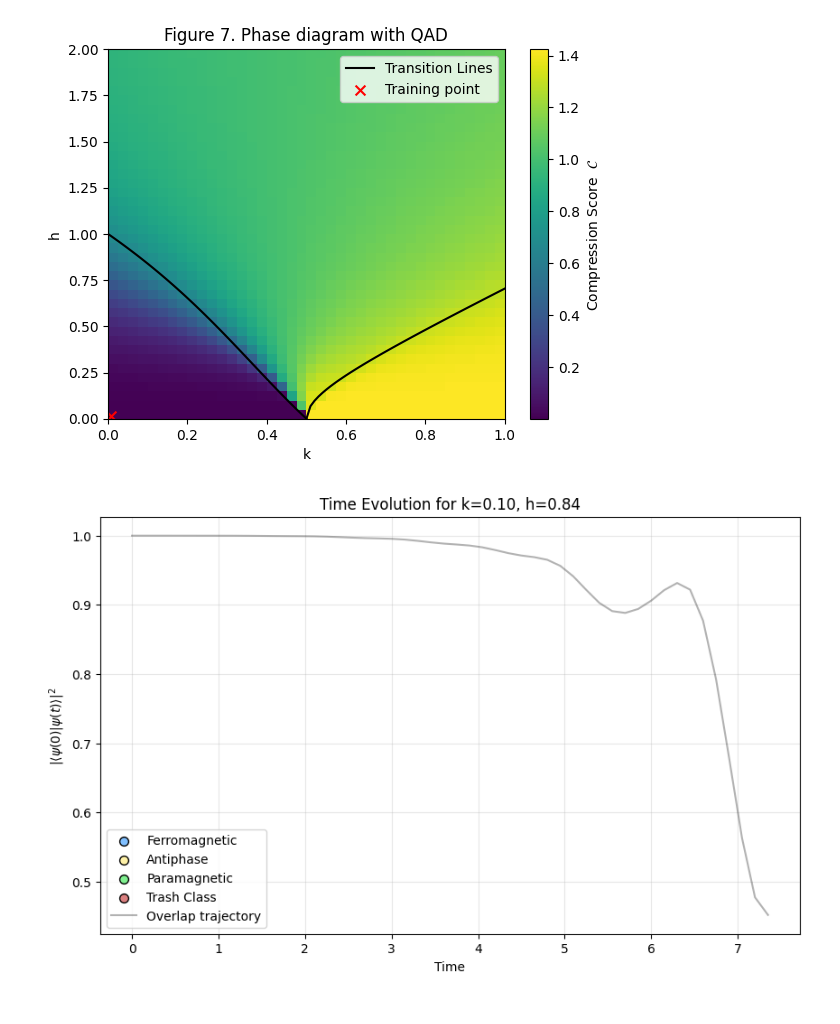
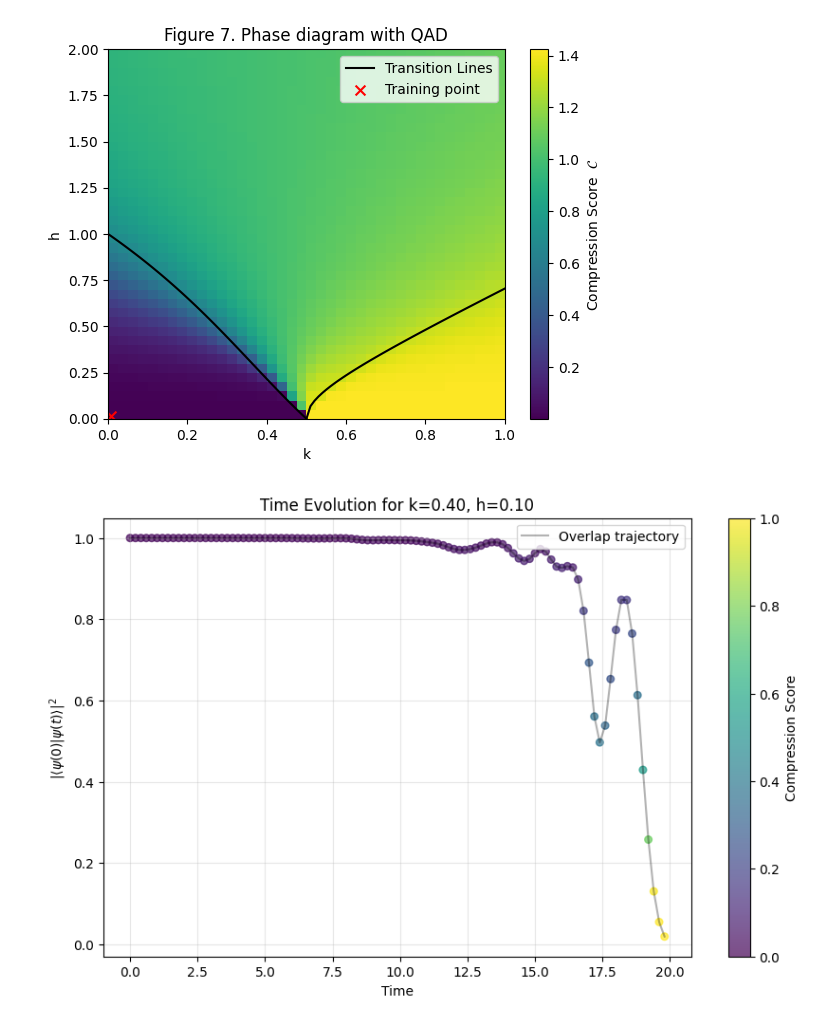
Before and after one commit to alexsockz/ANNNI-model-quantum-computing, a Jupyter notebook: src/Classif_Time_Evol.ipynb, the cells around one changed output. Drawn from its saved outputs; the diff is of its cells as text; code cells hidden in the pictures.

Commit message:
add unsupervised graphs

```diff
--- a/src/Classif_Time_Evol.ipynb
+++ b/src/Classif_Time_Evol.ipynb
@@ -682,7 +682,7 @@ def evolve_and_classify_QAD(initial_state=None, k=None, h=None, num_time_steps=5
     # Track overlap and classification
     times = np.arange(0, num_time_steps * deltaT, deltaT)
     overlaps = []
-    classifications = []
+    compression_scores = []
 
 
     pbar= tqdm.tqdm(total=num_time_steps,desc="Time progress")
@@ -692,55 +692,57 @@ def evolve_and_classify_QAD(initial_state=None, k=None, h=None, num_time_steps=5
         overlap = np.abs(np.dot(np.conj(initial_state), evolved_state))**2
         overlaps.append(overlap)
 
-        # Classify
-        # Evaluate the compression score for each state in the phase diagram
-        # compressions = vectorized_anomaly_circuit(trained_anomaly_params, psis.reshape(-1, 2**num_qubits))
-        compressions = vectorized_anomaly_circuit(trained_anomaly_params, evolved_state.reshape(1, -1))
-        compressions = jnp.mean(1 - jnp.array(compressions), axis = 0)
+        # Evaluate the compression score
+        comp = vectorized_anomaly_circuit(trained_anomaly_params, evolved_state.reshape(1, -1))
+        compression_scores.append(jnp.mean(1 - jnp.array(comp), axis=0)[0])
+
+
 
         # probs = vectorized_qcnn_circuit(trained_params, evolved_state.reshape(1, -1))
         # classifications.append(np.argmax(probs))
     pbar.close()
-    return times, overlaps, classifications
+    return times, overlaps, compression_scores
 # %%
 # Choose a point on the ising phase transition line
 k_transition = 0.1
+k_transition = 0.5
 h_transition = ising_transition(k_transition)
 
-delta_phase = -0.0
-k_transition += delta_phase
-h_transition += delta_phase
+# delta_phase = -0.01
+# k_transition += delta_phase
+# h_transition -= delta_phase
+
+k_transition += -0.1
+h_transition += 0.1
 
 # Get the ground state
 H_matrix = np.real(qml.matrix(get_H(num_qubits, k_transition, h_transition)))
 _, psi0 = jnp.linalg.eigh(H_matrix)
 initial_state = jnp.array(psi0[:, 0], dtype=jnp.complex64)
 
 
 # Run the evolution
-times, overlaps, classifications = evolve_and_classify_QAD(initial_state=initial_state, k=k_transition, h=h_transition,deltaT=0.15)
-# times, overlaps, classifications = evolve_and_classify(initial_state=initial_state, k=k_transition, h=h_transition)
+# times, overlaps, compression_scores = evolve_and_classify_QAD(initial_state=initial_state, k=k_transition, h=h_transition,deltaT=0.15)
+times, overlaps, compression_scores = evolve_and_classify_QAD(
+    initial_state=initial_state, k=k_transition, h=h_transition,deltaT=0.2,num_time_steps=100)
+# times, overlaps, compression_scores = evolve_and_classify(initial_state=initial_state, k=k_transition, h=h_transition)
 k = k_transition
 h = h_transition
 
-# Plot with color-coded points
-colors = ['#80bfff', '#fff2a8', '#80f090', '#da8080']
-phase_names = ["Ferromagnetic", "Antiphase", "Paramagnetic", "Trash Class"]
 
 plt.figure(figsize=(10, 6))
-for i, (t, overlap, cls) in enumerate(zip(times, overlaps, classifications)):
-    plt.scatter(t, overlap, color=colors[cls], s=30, alpha=0.7)
+sc = plt.scatter(times, overlaps, c=compression_scores, cmap='viridis',
+                 s=30, alpha=0.7, vmin=0, vmax=1)
 
-# Add phase labels to legend
-for color, name in zip(colors, phase_names):
-    plt.scatter([], [], color=color, label=name, s=50, edgecolors='black')
+cbar = plt.colorbar(sc)
+cbar.set_label("Compression Score")
 
 plt.plot(times, overlaps, 'k-', alpha=0.3, label='Overlap trajectory')
 plt.xlabel("Time")
 plt.ylabel(r"$|\langle\psi(0)|\psi(t)\rangle|^2$")
 plt.title(f"Time Evolution for k={k:.2f}, h={h:.2f}")
 plt.legend(loc='best')
 plt.grid(alpha=0.3)
 plt.show()
 # %% [output]
-[figure, old version]
+[figure, new version]
```
Also changed, not shown: parts of 1 cell of this notebook.
